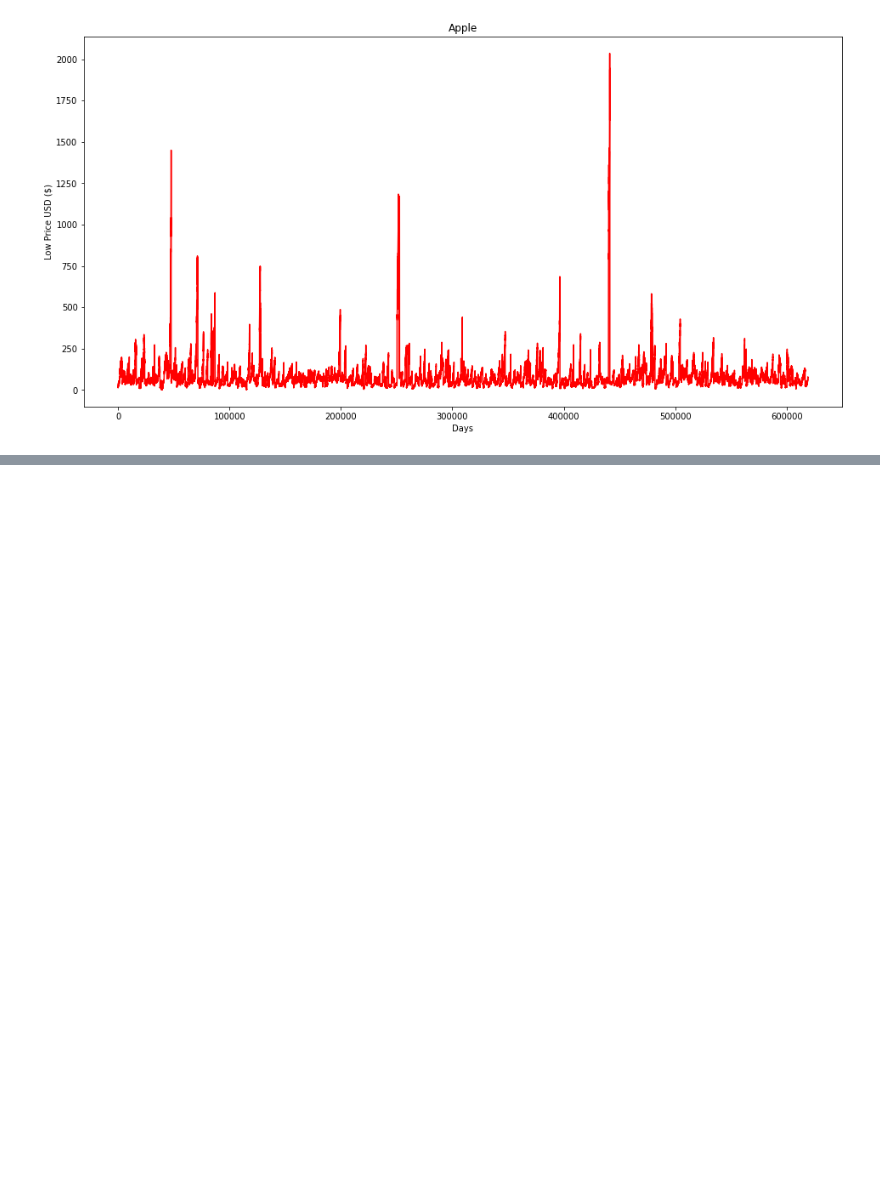
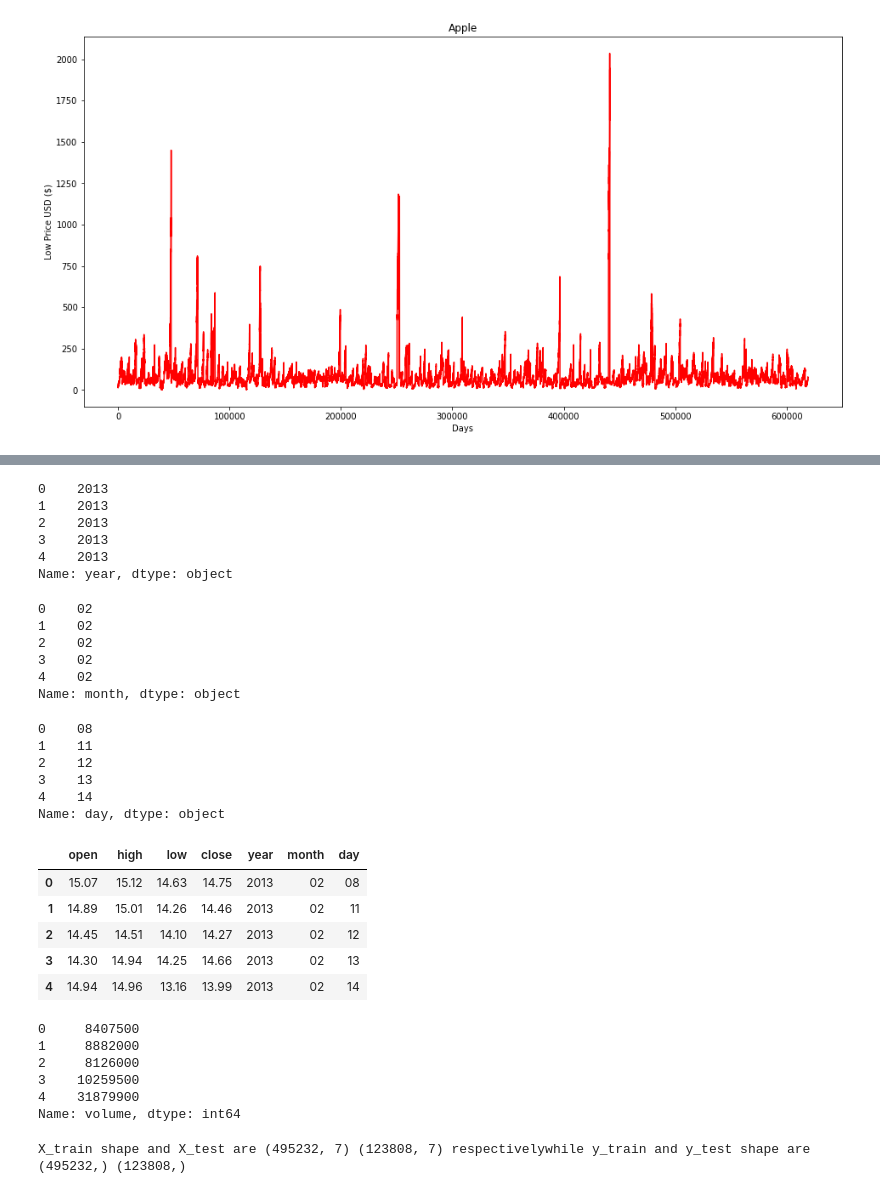
Before and after one commit to Akintola-Stephen/stock-market-prediction, a Jupyter notebook: code/stock-prediction.ipynb, the cells around one changed output, grey strips where cells are left out. Drawn from its saved outputs; the diff is of its cells as text; code cells hidden in the pictures; blank space fills up the shorter version.

```diff
--- a/code/stock-prediction.ipynb
+++ b/code/stock-prediction.ipynb
@@ -107,0 +129,55 @@ plt.show()
+# %%
+df['year'] = df['date'].map(lambda x: x.split('-')[0])
+df['year'].head()
+# %% [output]
+0    2013
+1    2013
+2    2013
+3    2013
+4    2013
+Name: year, dtype: object
+# %%
+df['month'] = df['date'].map(lambda x: x.split('-')[1])
+df['month'].head()
+# %% [output]
+0    02
+1    02
+2    02
+3    02
+4    02
+Name: month, dtype: object
+# %%
+df['day'] = df['date'].map(lambda x: x.split('-')[2])
+df['day'].head()
+# %% [output]
+0    08
+1    11
+2    12
+3    13
+4    14
+Name: day, dtype: object
+# %%
+drop_cols = ['date', 'Name']
+df.drop(drop_cols ,axis = 1, inplace = True)
+# %%
+cols = ['open', 'high', 'low', 'close', 'year', 'month', 'day']
+X = df[cols]
+y = df['volume']
+# %%
+X.head()
+# %% [output]
+|  | open | high | low | close | year | month | day |
+| 0 | 15.07 | 15.12 | 14.63 | 14.75 | 2013 | 02 | 08 |
+| 1 | 14.89 | 15.01 | 14.26 | 14.46 | 2013 | 02 | 11 |
+| 2 | 14.45 | 14.51 | 14.10 | 14.27 | 2013 | 02 | 12 |
+| 3 | 14.30 | 14.94 | 14.25 | 14.66 | 2013 | 02 | 13 |
+| 4 | 14.94 | 14.96 | 13.16 | 13.99 | 2013 | 02 | 14 |
+# %%
+y.head()
+# %% [output]
+0     8407500
+1     8882000
+2     8126000
+3    10259500
+4    31879900
+Name: volume, dtype: int64
@@ -107,0 +187,7 @@ plt.show()
+# %%
+print(
+    'X_train shape and X_test are {0} {1} respectively'
+    'while y_train and y_test shape are {2} {3}'.format(X_train.shape, X_test.shape, y_train.shape, y_test.shape)
+    )
+# %% [output]
+X_train shape and X_test are (495232, 7) (123808, 7) respectivelywhile y_train and y_test shape are (495232,) (123808,)
```
Also changed, not shown: parts of 11 cells of this notebook.
